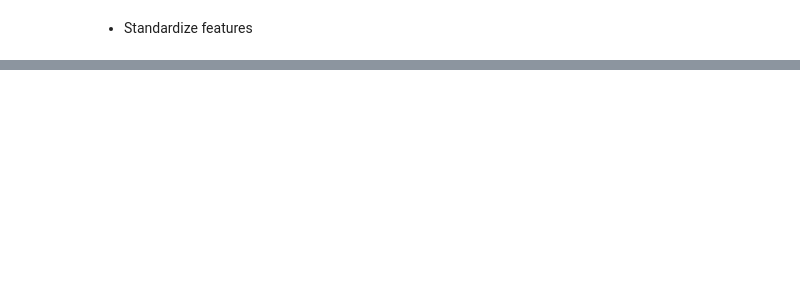
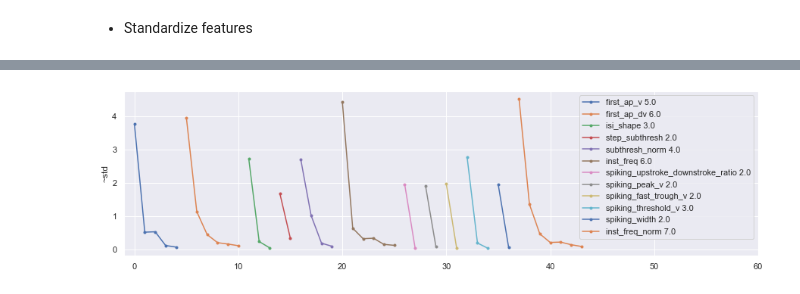
Before and after one commit to AllenInstitute/coupledAE-patchseq, a Jupyter notebook: loaddataset_v2.ipynb, the cells around one changed output, grey strips where cells are left out. Cells and saved outputs as stored; diff of their text form; code cells hidden in the pictures; blank space fills up the shorter version.

```diff
--- a/loaddataset_v2.ipynb
+++ b/loaddataset_v2.ipynb
@@ -412,7 +424,7 @@ for feature in keep_features:
 # %%
 #Write the ipfx features to dictionary
 matdict['E_feature'] = E_df[keep_features].values
-matdict['feature_names'] = np.array(keep_features)
+matdict['feature_name'] = np.array(keep_features,dtype=object)
 matdict['feature_mean'] = np.array(feature_mean,dtype=float)
 matdict['feature_std'] = np.array(feature_std,dtype=float)
 # %%
@@ -470,0 +632,4 @@ sio.savemat(base_path+'PS_v4_beta_0-4_allT_equalTE.mat',matdict,do_compression=T
+# %%
+T,Tsc,T_labels,C,Csc,Csc_df = pc2timeseries(L=L)
+# %% [output]
+[figure, added]
```
Also changed, not shown: parts of 33 cells of this notebook.
